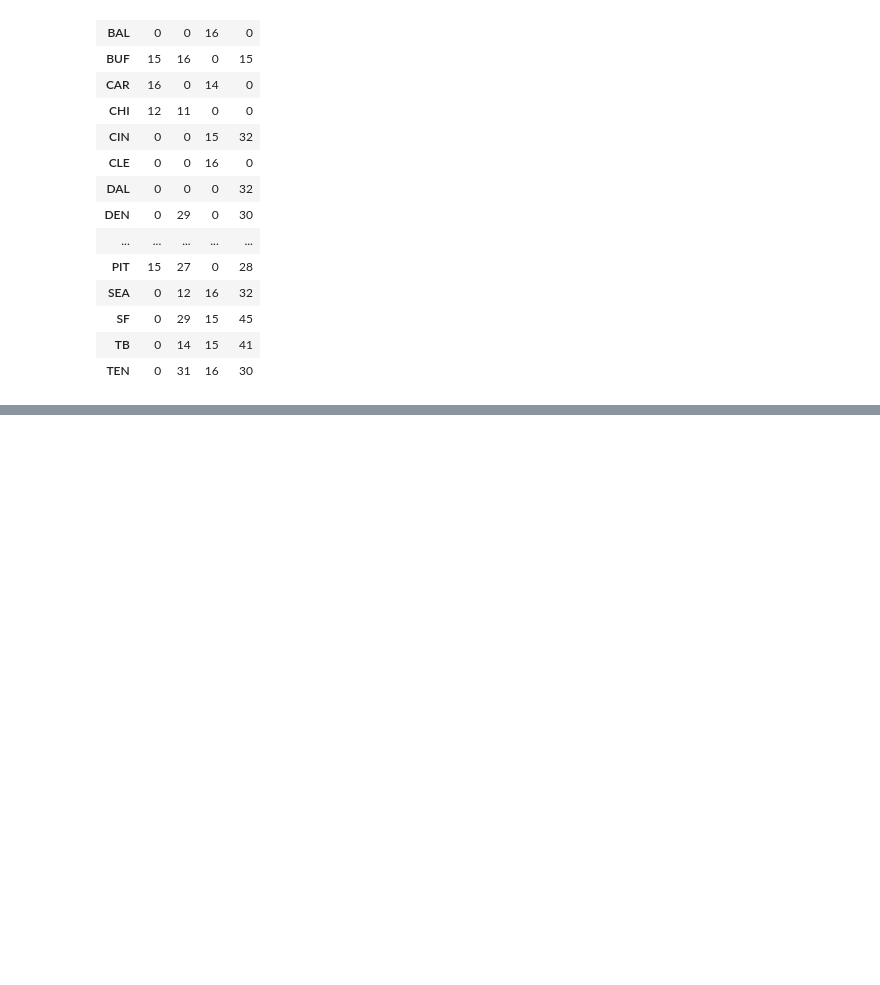
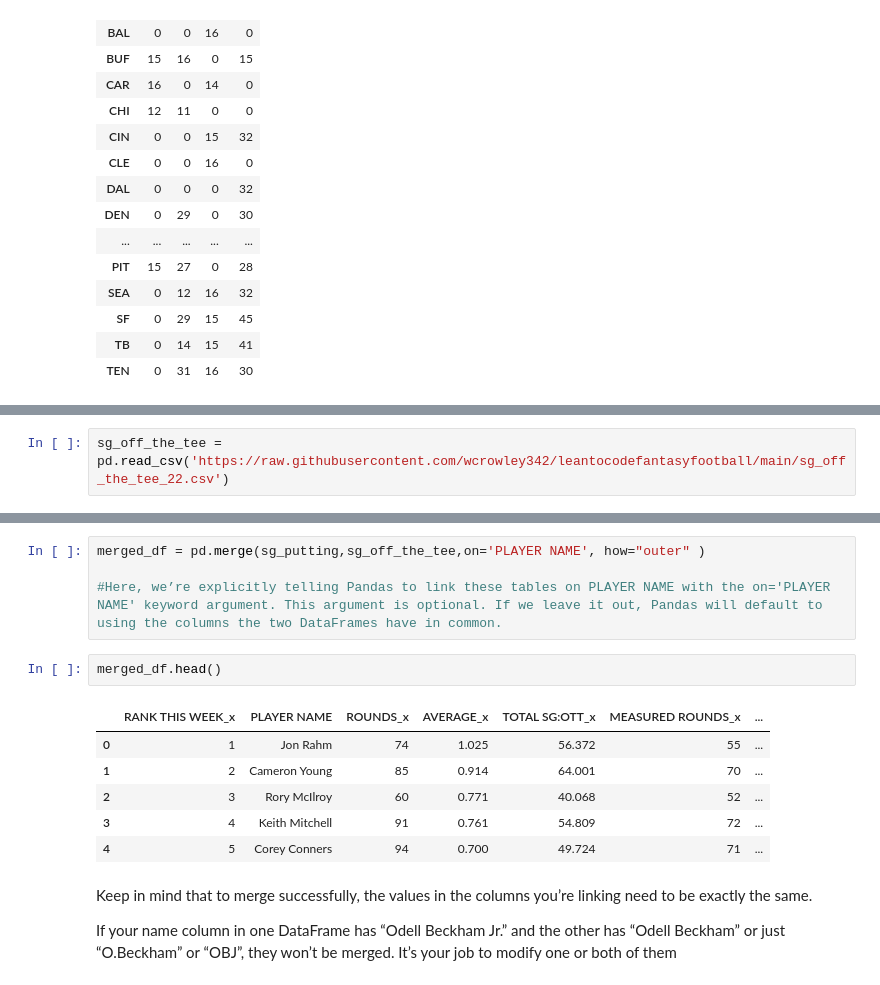
Before and after one commit to wcrowley342/leantocodefantasyfootball, a Jupyter notebook: Learn_to_code_with_fantasy_football_PANDAS.ipynb, the cells around one changed output, grey strips where cells are left out. Saved outputs shown, nothing was run; the diff lists cells and outputs as text; blank space fills up the shorter version.

```diff
--- a/Learn_to_code_with_fantasy_football_PANDAS.ipynb
+++ b/Learn_to_code_with_fantasy_football_PANDAS.ipynb
@@ -364,0 +458,2 @@ pd.crosstab(pg['team'], pg['pos'])
+# %%
+sg_off_the_tee = pd.read_csv('https://raw.githubusercontent.com/wcrowley342/leantocodefantasyfootball/main/sg_off_the_tee_22.csv')
@@ -364,0 +483,17 @@ pd.crosstab(pg['team'], pg['pos'])
+# %%
+merged_df = pd.merge(sg_putting,sg_off_the_tee,on='PLAYER NAME', how="outer" )
+
+#Here, we’re explicitly telling Pandas to link these tables on PLAYER NAME with the on='PLAYER NAME' keyword argument. This argument is optional. If we leave it out, Pandas will default to using the columns the two DataFrames have in common.
+# %%
+merged_df.head()
+# %% [output]
+|  | RANK THIS WEEK_x | PLAYER NAME | ROUNDS_x | AVERAGE_x | TOTAL SG:OTT_x | MEASURED ROUNDS_x | ... |
+| 0 | 1 | Jon Rahm | 74 | 1.025 | 56.372 | 55 | ... |
+| 1 | 2 | Cameron Young | 85 | 0.914 | 64.001 | 70 | ... |
+| 2 | 3 | Rory McIlroy | 60 | 0.771 | 40.068 | 52 | ... |
+| 3 | 4 | Keith Mitchell | 91 | 0.761 | 54.809 | 72 | ... |
+| 4 | 5 | Corey Conners | 94 | 0.700 | 49.724 | 71 | ... |
+# %% [markdown]
+Keep in mind that to merge successfully, the values in the columns you’re linking need to be exactly the same.
+
+If your name column in one DataFrame has “Odell Beckham Jr.” and the other has “Odell Beckham” or just “O.Beckham” or “OBJ”, they won’t be merged. It’s your job to modify one or both of them
```
Also changed, not shown: parts of 18 cells of this notebook.
